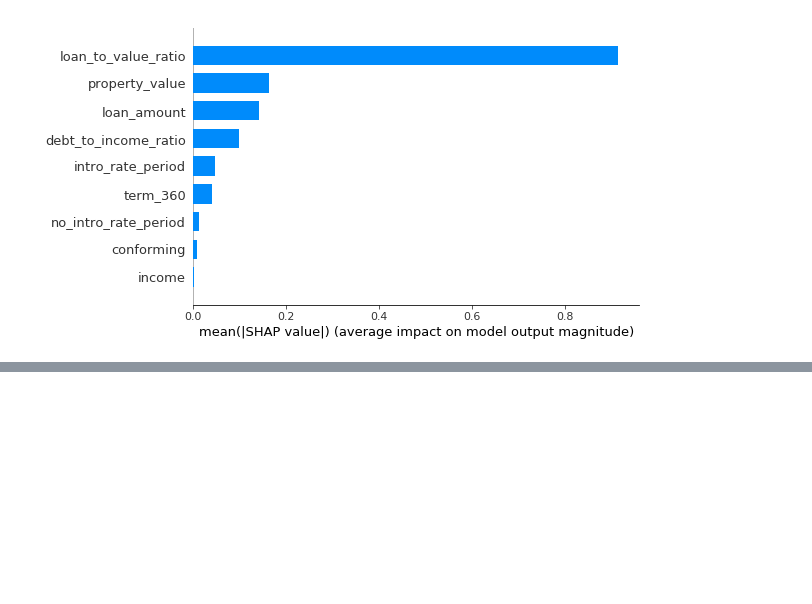
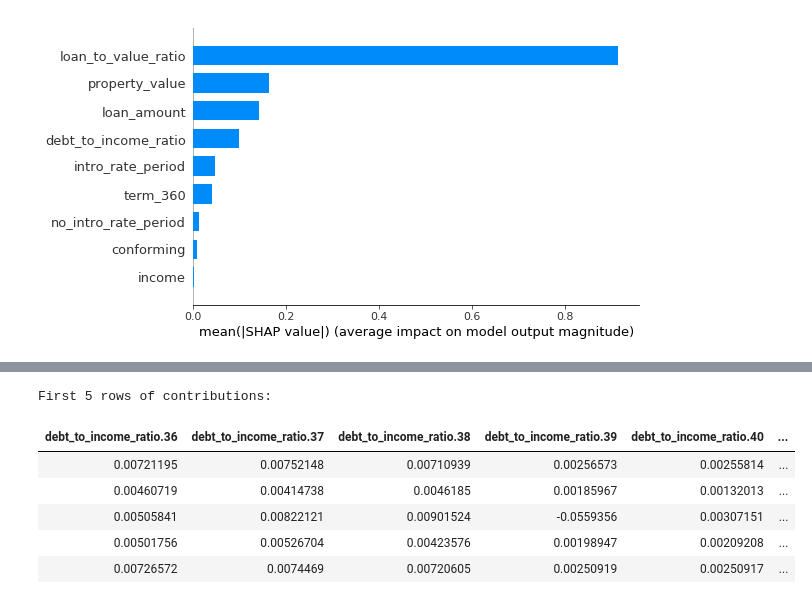
Before and after one commit to h2oai/article-information-2019, a Jupyter notebook: notebooks/mgbm.ipynb, the cells around one changed output, grey strips where cells are left out. Saved outputs shown, nothing was run; the diff lists cells and outputs as text; code cells hidden in the pictures; blank space fills up the shorter version.

```diff
--- a/notebooks/mgbm.ipynb
+++ b/notebooks/mgbm.ipynb
@@ -645,0 +790,10 @@ print(perf_cv_mgbm_lucky.auc())
+# %%
+shap_values_mxgb_lucky, expected_value_mxgb_lucky = get_shapley(mxgb_lucky, train, X)
+# %% [output]
+First 5 rows of contributions:
+| debt_to_income_ratio.36 | debt_to_income_ratio.37 | debt_to_income_ratio.38 | debt_to_income_ratio.39 | debt_to_income_ratio.40 | ... |
+| 0.00721195 | 0.00752148 | 0.00710939 | 0.00256573 | 0.00255814 | ... |
+| 0.00460719 | 0.00414738 | 0.0046185 | 0.00185967 | 0.00132013 | ... |
+| 0.00505841 | 0.00822121 | 0.00901524 | -0.0559356 | 0.00307151 | ... |
+| 0.00501756 | 0.00526704 | 0.00423576 | 0.00198947 | 0.00209208 | ... |
+| 0.00726572 | 0.0074469 | 0.00720605 | 0.00250919 | 0.00250917 | ... |
```
Also changed, not shown: parts of 36 cells of this notebook.
